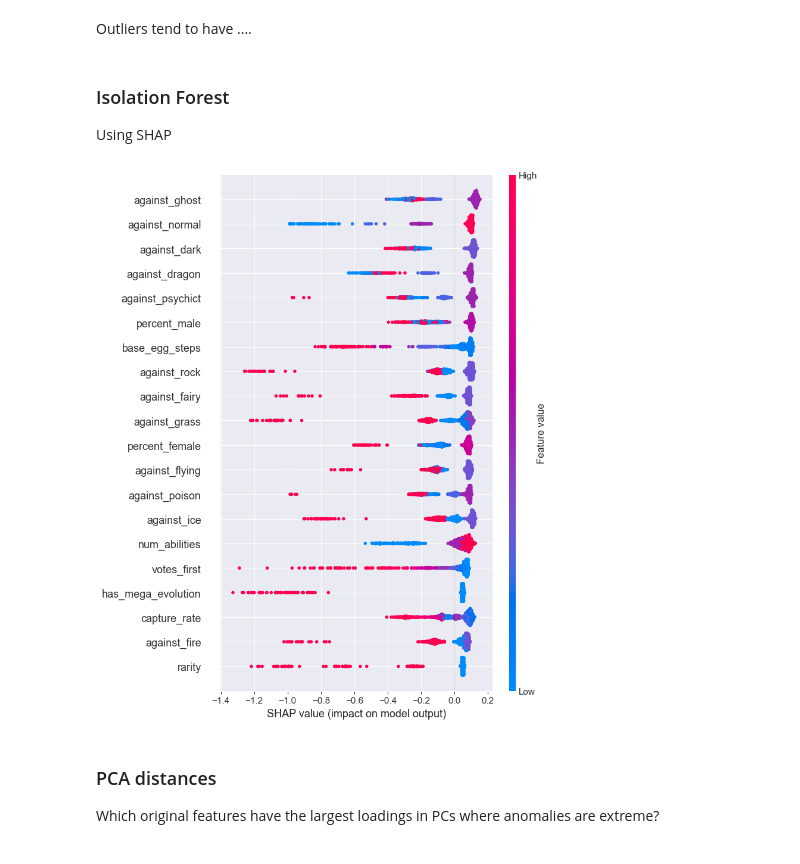
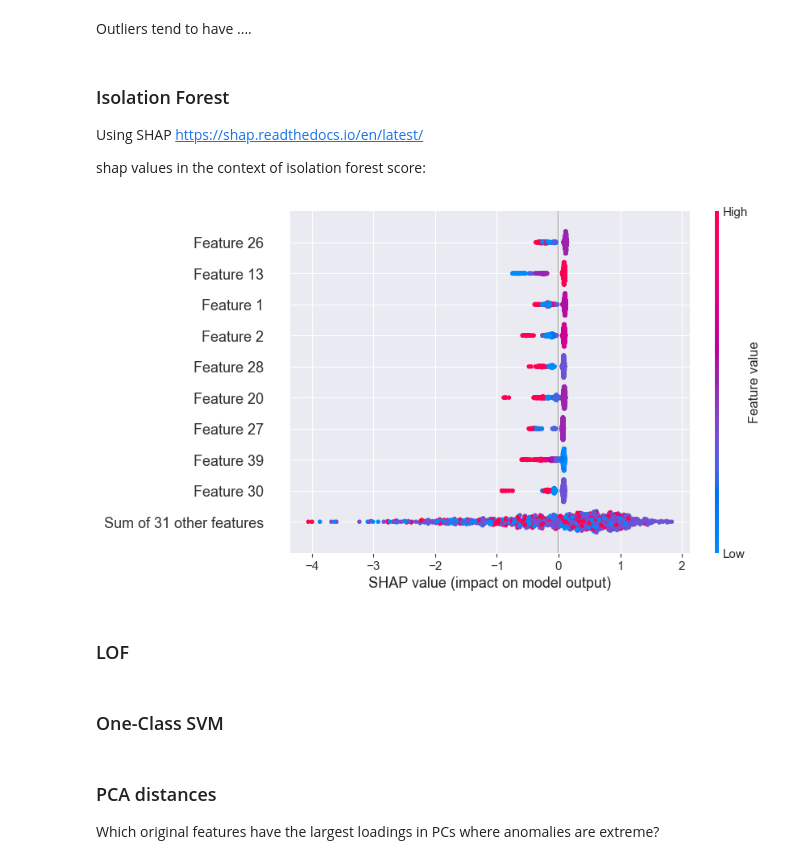
Before and after one commit to jsvobo/pokedex_analysis, a Jupyter notebook: outlier_analysis/main_no_gen.ipynb, the cells around one changed output. Saved outputs shown, nothing was run; the diff lists cells and outputs as text; code cells hidden in the pictures.

```diff
--- a/outlier_analysis/main_no_gen.ipynb
+++ b/outlier_analysis/main_no_gen.ipynb
@@ -64,7 +64,7 @@ Disregard generations for now. Take only numerical features
 # %%
 # Identify outliers;
 # ignore "gen" columns and categorical columns
-feature_cols = [col for col in data_df.columns if col not in ["english_name", "class_primary", "class_secondary", "attack"] and not col.startswith("gen")]
+feature_cols = [col for col in data_df.columns if col not in ["english_name"]]
 
 # let's use z-score method to identify outliers
 from scipy import stats
@@ -389,11 +389,14 @@ def plot_score_with_anomalies(score_column, anomaly_flag_col, title):
 # %%
  # anomaly detection with isolation forest
 from sklearn.ensemble import IsolationForest
+# %%
+# contamination estimate based on z-values (341 out of 1024 = 33%)
+contamination_estimate = 0.33
 # %%
 # add a column to the original dataframe to keep track of anomalies detected by isolation forests
 
 iso = IsolationForest(n_estimators=300,
-                      contamination=0.05,
+                      contamination=contamination_estimate,
                       random_state=42)
 
 iso_pred = iso.fit_predict(X_scaled)
@@ -523,7 +521,7 @@ from sklearn.svm import OneClassSVM
 ocsvm = OneClassSVM(
     kernel="rbf",
     gamma="auto",
-    nu=0.05
+    nu=contamination_estimate
 )
 
 ocsvm.fit(X_scaled)
@@ -640,13 +645,19 @@ display(comparison_df.head(15))
 Outliers tend to have ....
 # %% [markdown]
 ### Isolation Forest ###
-Using SHAP
+Using SHAP https://shap.readthedocs.io/en/latest/
+
+shap values in the context of isolation forest score:
 # %%
 import shap
+import tqdm as notebook_tqdm
 
 explainer = shap.TreeExplainer(iso)
 shap_values = explainer.shap_values(X_scaled)
 
-shap.summary_plot(shap_values, X_scaled, feature_names=num_cols)
+# shap.summary_plot(shap_values, X_scaled, feature_names=num_cols)
+shap.plots.beeswarm(explainer(X_scaled))
 # %% [output]
-[figure, old version]
+[figure, new version]
+# %% [markdown]
+### LOF ###
@@ -652,0 +666,2 @@ shap.summary_plot(shap_values, X_scaled, feature_names=num_cols)
+# %% [markdown]
+### One-Class SVM ###
```
Also changed, not shown: parts of 41 cells of this notebook.
